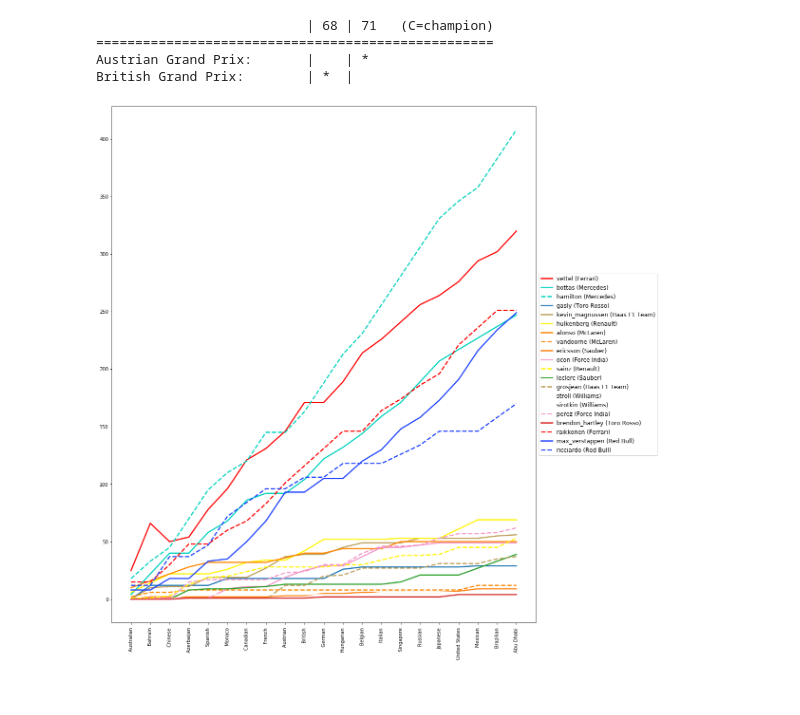
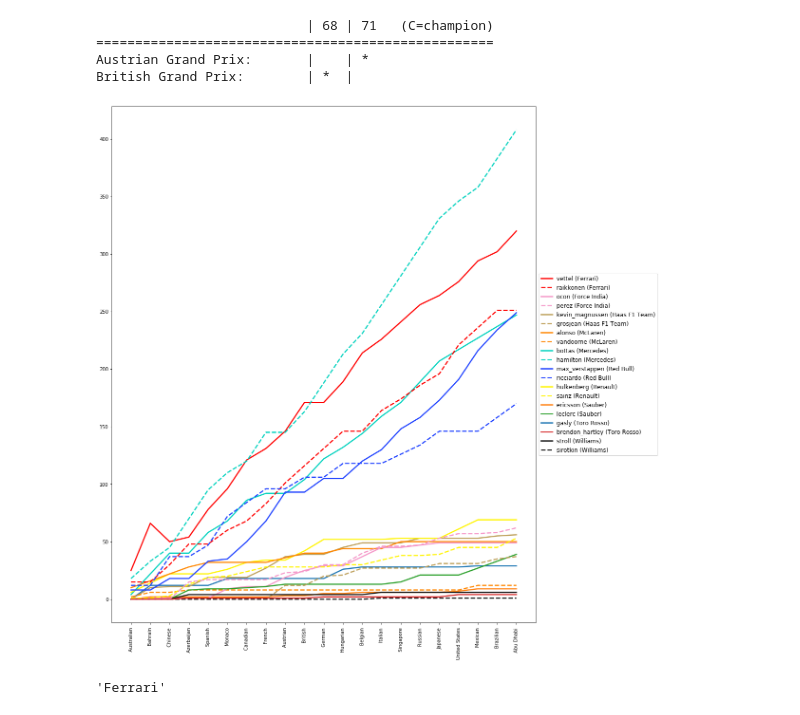
Before and after one commit to FreekKalter/f1_data_analysis, a Jupyter notebook: F1.ipynb, the cells around one changed output. Cells and saved outputs as stored; diff of their text form; code cells hidden in the pictures.

Commit message:
sort legend by teamname

```diff
--- a/F1.ipynb
+++ b/F1.ipynb
@@ -153,7 +153,7 @@ when_champion(2016)
 season_lengths = { year : len(df['races'][df['races']['year'] == year]) for year in range(1950, 2021)}
 standings = df['StDrRa']
 champs = {}
-for year in range(1950, 2020):
+for year in range(1980, 2020):
     season_races = pd.Series(df['races'][df['races']['year'] == year]['raceId'])
     season_standings = standings[standings['raceId'].isin(season_races)]
     last_round = season_standings[season_standings['round'] == season_lengths[year]]
@@ -409,34 +409,42 @@ def line_type(color):
 colorMap ={
     'Ferrari': line_type('r'),
     'Mercedes': line_type('#00D2BE'),
     'Red Bull': line_type('#1E41FF'),
     'Renault': line_type('#FFF500'),
     'Force India': line_type('#F596C8'),
     'Racing Point': line_type('#F596C8'),
     'McLaren': line_type('#FF8700'),
     'Torro Rosso': line_type('#469BFF'),
     'Alfa Romeo': line_type('#9B0000'),
     'Haas F1 Team': line_type('#bd9e57'),
-    'Williams': line_type('w')
+    'Williams': line_type('#111111')
 }
 fig = plt.figure(figsize=(20,20))
 ax = plt.subplot(111)
 plt.xticks(None,None, rotation='vertical')
 for i in range(len(twenty_nineteen_drivers)):
     driverRef = '{} ({})'.format(twenty_nineteen_drivers.iloc[i]['driverRef'],
                                  twenty_nineteen_drivers.iloc[i]['teamName'])
     try:
         c = next(colorMap[twenty_nineteen_drivers.iloc[i]['teamName']])
         ax.plot(ppr[driverRef], color=c[0], linestyle=c[1], linewidth=2.5, label=driverRef)
     except KeyError:
         ax.plot(ppr[driverRef], linewidth=2.5, label=driverRef)
 # Shrink current axis by 20%
 box = ax.get_position()
 ax.set_position([box.x0, box.y0, box.width * 0.8, box.height])
 
+
+handles, labels = ax.get_legend_handles_labels()
+# sort both labels and handles by labels, on teamname
+labels, handles = zip(*sorted(zip(labels, handles), key=lambda t: re.search('\((.*)\)$', t[0]).group(1)))
+
 # Put a legend to the right of the current axis
-ax.legend(loc='center left', bbox_to_anchor=(1, 0.5), fontsize='large')
-
+ax.legend(handles, labels, loc='center left', bbox_to_anchor=(1, 0.5), fontsize='large')
 plt.show()
 # %% [output]
-[figure, old version]
+[figure, new version]
+# %%
+re.search('\((.*)\)$', 'vettel (Ferrari)').group(1)
+# %% [output]
+'Ferrari'
```
Also changed, not shown: parts of 2 cells of this notebook.
